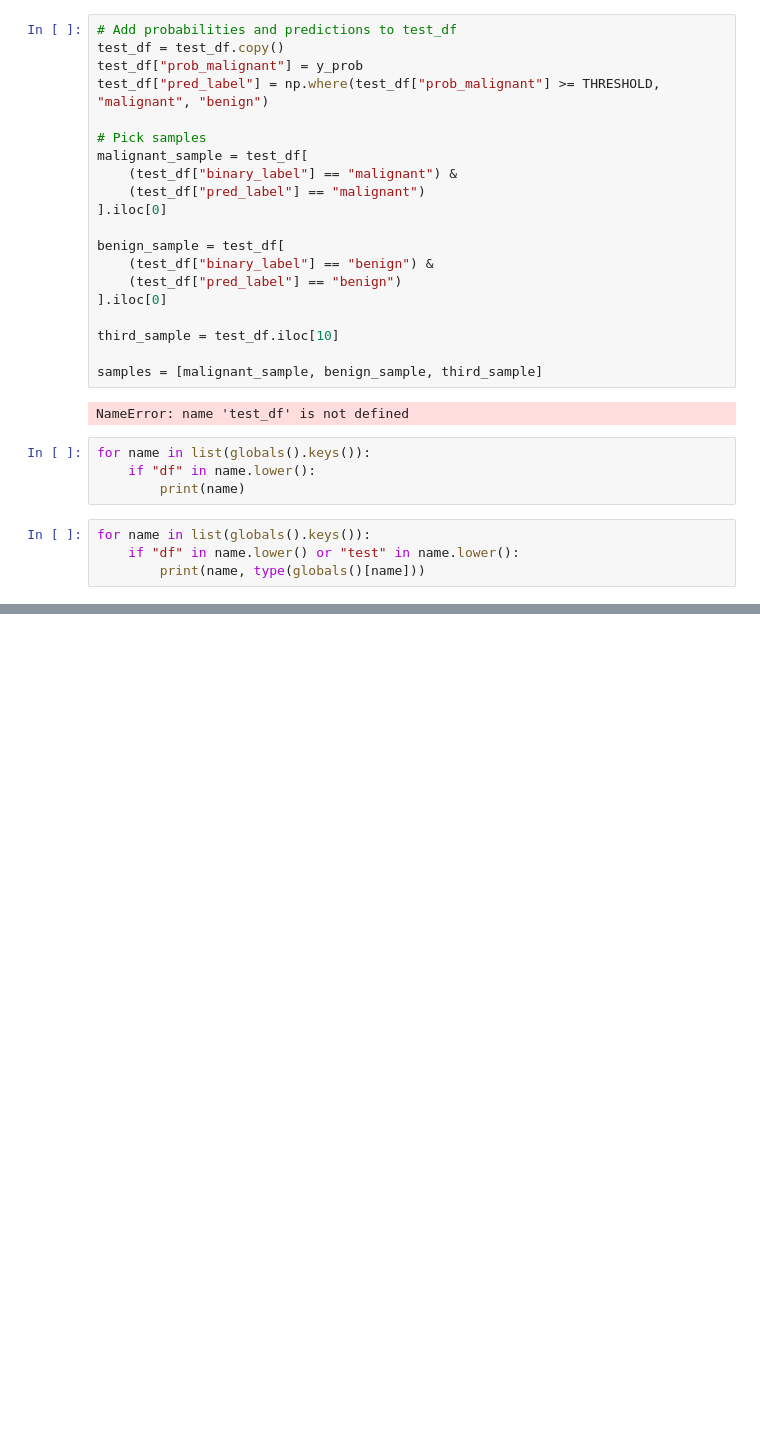
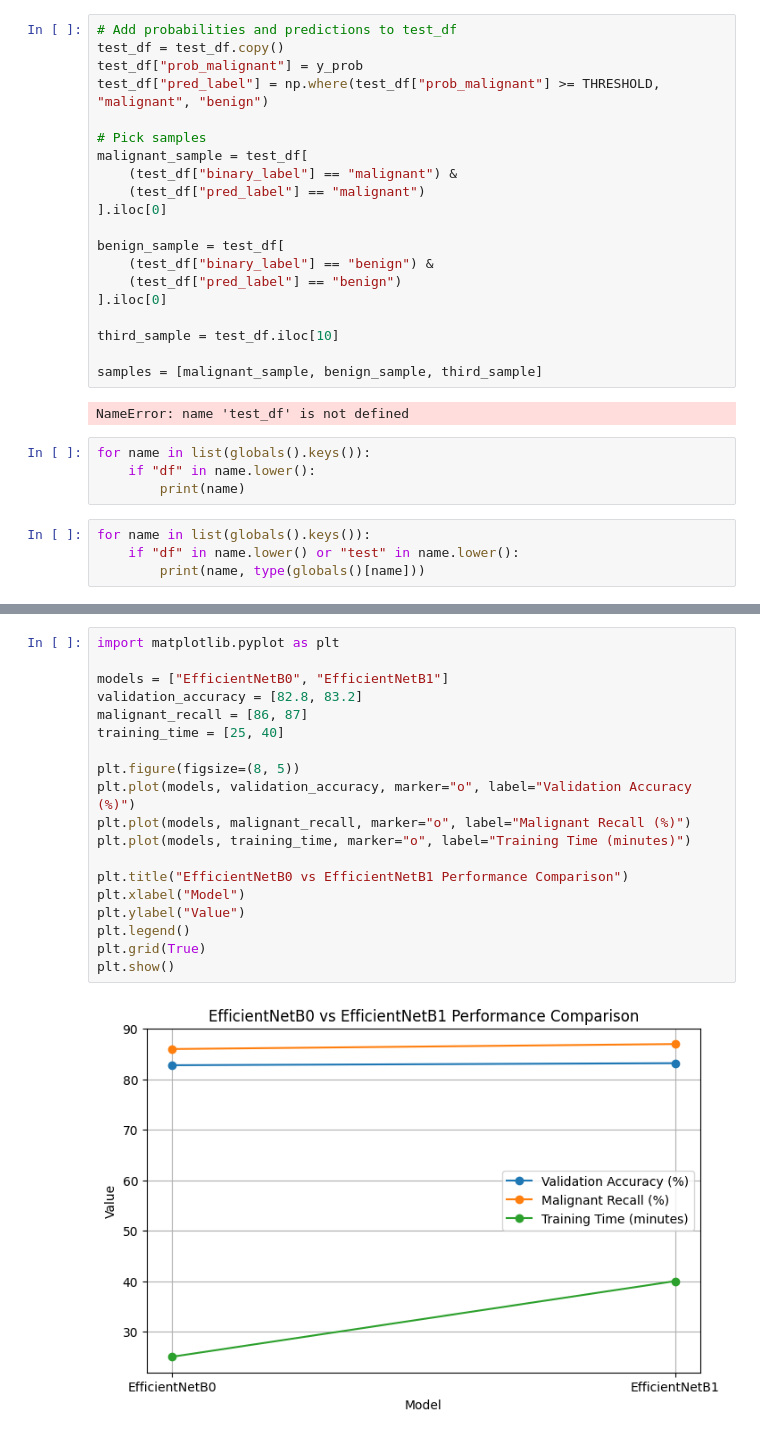
Before and after one commit to v1hxnga/MelanoDetect, a Jupyter notebook: notebooks/06_efficientnet_b1_binary.ipynb, the cells around one changed output, grey strips where cells are left out. Drawn from its saved outputs; the diff is of its cells as text; blank space fills up the shorter version.

```diff
--- a/notebooks/06_efficientnet_b1_binary.ipynb
+++ b/notebooks/06_efficientnet_b1_binary.ipynb
@@ -1463,0 +1484,21 @@ for name in list(globals().keys()):
+# %%
+import matplotlib.pyplot as plt
+
+models = ["EfficientNetB0", "EfficientNetB1"]
+validation_accuracy = [82.8, 83.2]
+malignant_recall = [86, 87]
+training_time = [25, 40]
+
+plt.figure(figsize=(8, 5))
+plt.plot(models, validation_accuracy, marker="o", label="Validation Accuracy (%)")
+plt.plot(models, malignant_recall, marker="o", label="Malignant Recall (%)")
+plt.plot(models, training_time, marker="o", label="Training Time (minutes)")
+
+plt.title("EfficientNetB0 vs EfficientNetB1 Performance Comparison")
+plt.xlabel("Model")
+plt.ylabel("Value")
+plt.legend()
+plt.grid(True)
+plt.show()
+# %% [output]
+[figure, added]
```
Also changed, not shown: parts of 3 cells of this notebook, 3 other files.
